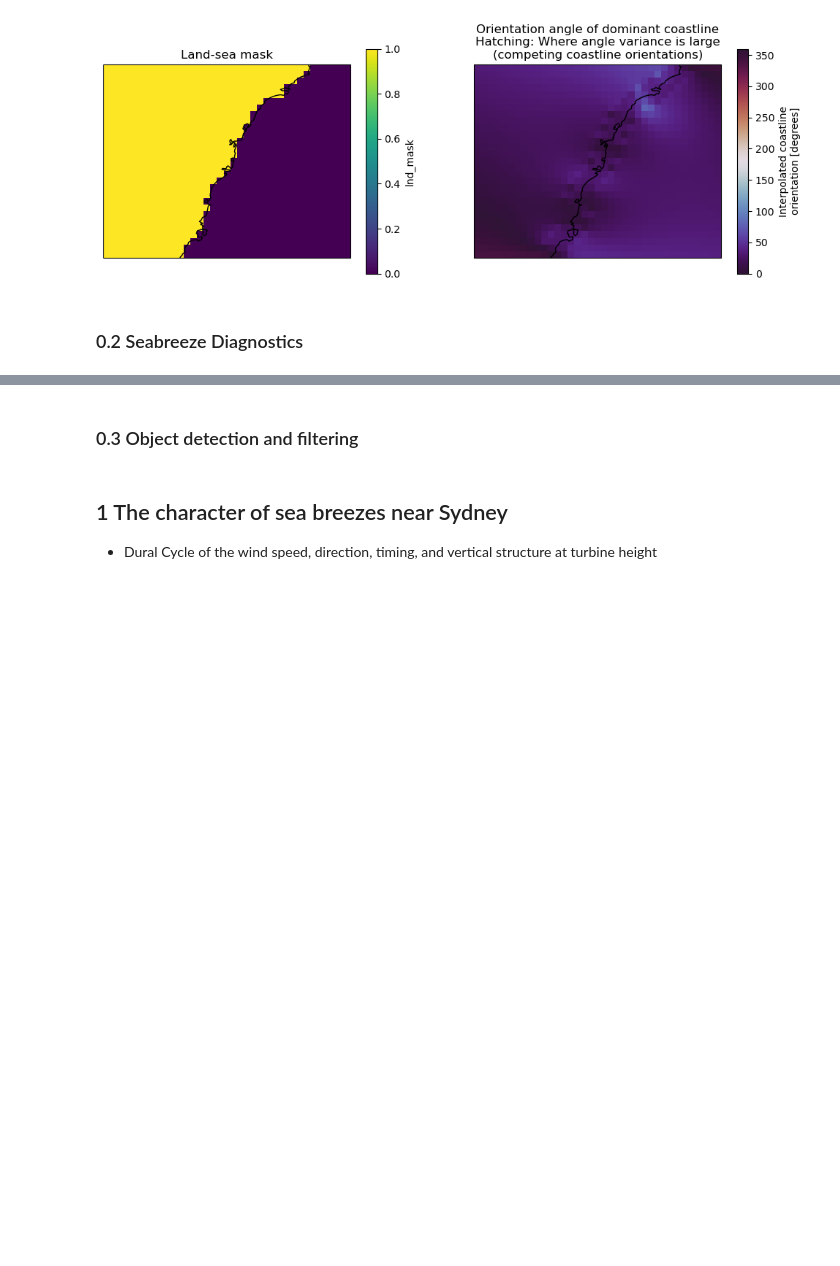
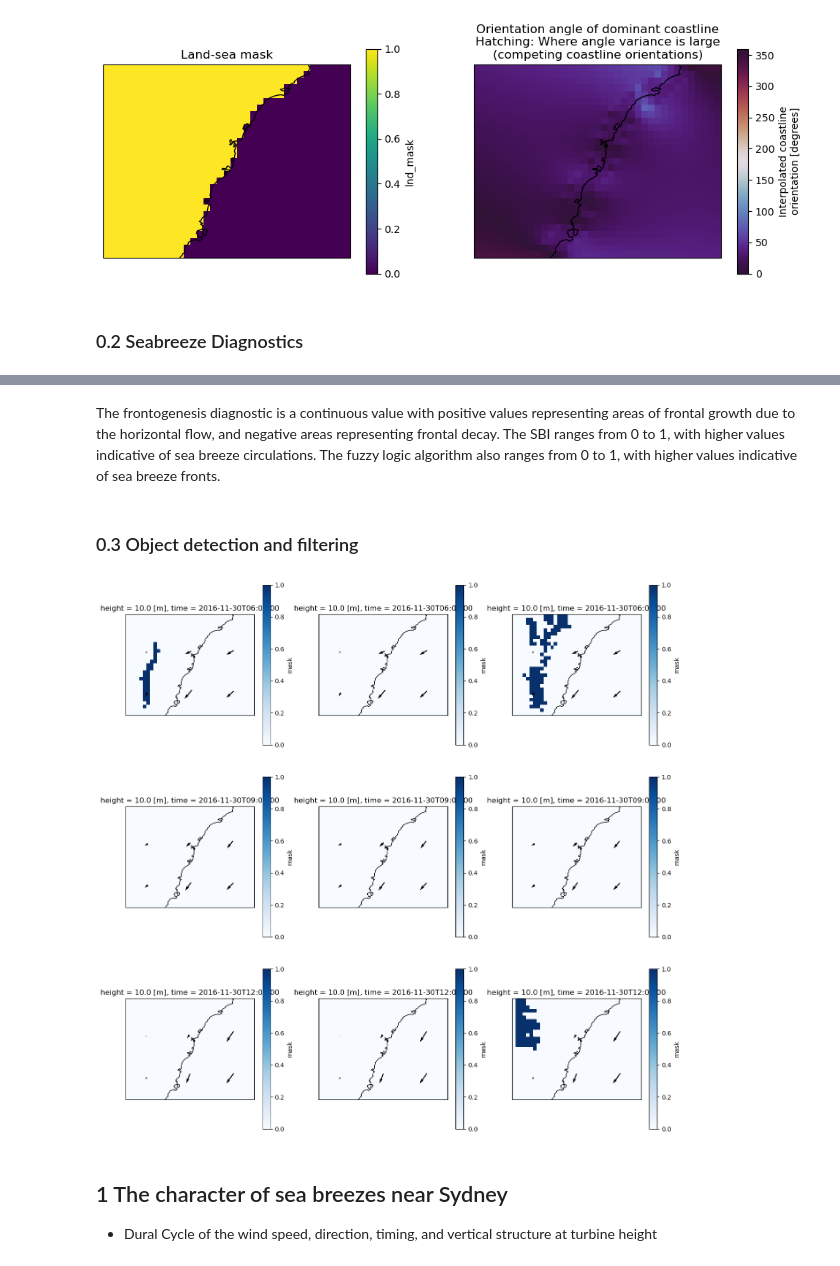
Before and after one commit to 21centuryweather/GC26_sydney_wind, a Jupyter notebook: Seabreeze.ipynb, the cells around one changed output, grey strips where cells are left out. Saved outputs shown, nothing was run; the diff lists cells and outputs as text; code cells hidden in the pictures; blank space fills up the shorter version.

Commit message:
adding object identification

```diff
--- a/Seabreeze.ipynb
+++ b/Seabreeze.ipynb
@@ -645,2 +647,4 @@ plot(xr.Dataset({"fuzzy":F_fuzzy}),"fuzzy",ax,t,uas,vas,cmap="Blues",vmin=0,vmax
+# %% [markdown]
+The frontogenesis diagnostic is a continuous value with positive values representing areas of frontal growth due to the horizontal flow, and negative areas representing frontal decay. The SBI ranges from 0 to 1, with higher values indicative of sea breeze circulations. The fuzzy logic algorithm also ranges from 0 to 1, with higher values indicative of sea breeze fronts.
 # %% [markdown]
 ### 0.3 Object detection and filtering
@@ -647,3 +712,39 @@ plot(xr.Dataset({"fuzzy":F_fuzzy}),"fuzzy",ax,t,uas,vas,cmap="Blues",vmin=0,vmax
+# %%
+def plot(ds,field,ax,time,u,v,cmap):
+    ds[field].sel(time=time).plot(cmap=cmap,vmin=0,vmax=1)
+    xr.Dataset({"u":u,"v":v}).sel(time=t).coarsen({"lat":12,"lon":12},boundary="trim").mean().\
+        plot.quiver(x="lon",y="lat",u="u",v="v")
+    ax.coastlines()
+
+plt.figure(figsize=[16,16])
+
+t = "2016-11-30 06:00"
+ax=plt.subplot(3,3,1,projection=ccrs.PlateCarree())
+plot(F_objects,"mask",ax,t,uas,vas,cmap="Blues")
+ax=plt.subplot(3,3,2,projection=ccrs.PlateCarree())
+plot(sbi_objects,"mask",ax,t,uas,vas,cmap="Blues")
+ax=plt.subplot(3,3,3,projection=ccrs.PlateCarree())
+plot(fuzzy_objects,"mask",ax,t,uas,vas,cmap="Blues")
+
+
+t = "2016-11-30 09:00"
+ax=plt.subplot(3,3,4,projection=ccrs.PlateCarree())
+plot(F_objects,"mask",ax,t,uas,vas,cmap="Blues")
+ax=plt.subplot(3,3,5,projection=ccrs.PlateCarree())
+plot(sbi_objects,"mask",ax,t,uas,vas,cmap="Blues")
+ax=plt.subplot(3,3,6,projection=ccrs.PlateCarree())
+plot(fuzzy_objects,"mask",ax,t,uas,vas,cmap="Blues")
+
+
+t = "2016-11-30 12:00"
+ax=plt.subplot(3,3,7,projection=ccrs.PlateCarree())
+plot(F_objects,"mask",ax,t,uas,vas,cmap="Blues")
+ax=plt.subplot(3,3,8,projection=ccrs.PlateCarree())
+plot(sbi_objects,"mask",ax,t,uas,vas,cmap="Blues")
+ax=plt.subplot(3,3,9,projection=ccrs.PlateCarree())
+plot(fuzzy_objects,"mask",ax,t,uas,vas,cmap="Blues")
+# %% [output]
+[figure, added]
 # %% [markdown]
 ## 1 The character of sea breezes near Sydney
 - Dural Cycle of the wind speed, direction, timing, and vertical structure at turbine height
```
Also changed, not shown: parts of 3 cells of this notebook.
